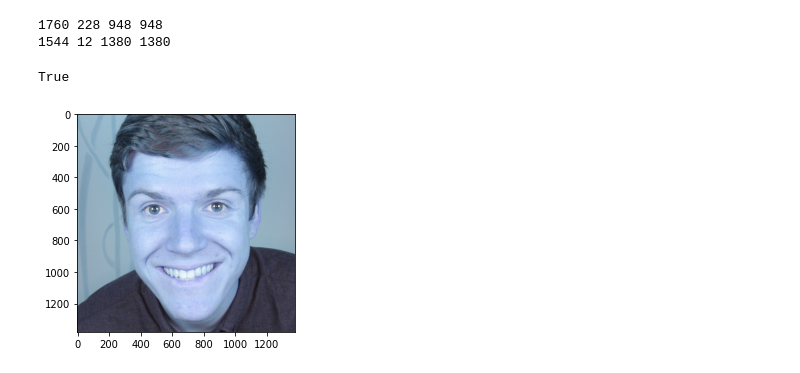
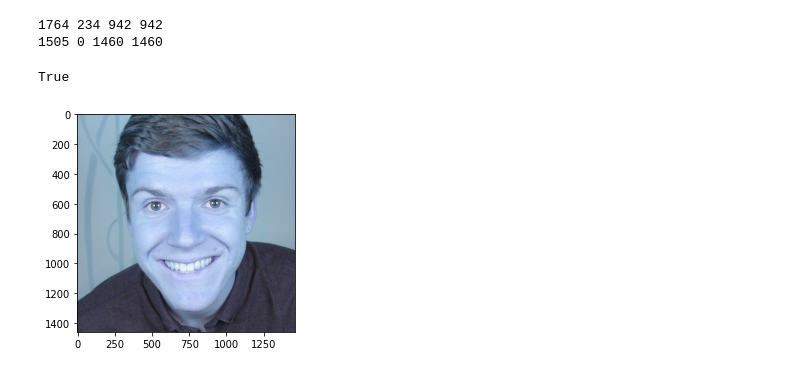
Before and after one commit to mgoetze06/fotobooth, a Jupyter notebook: fotobox-cvml.ipynb, the cells around one changed output. Saved outputs shown, nothing was run; the diff lists cells and outputs as text; code cells hidden in the pictures.

```diff
--- a/fotobox-cvml.ipynb
+++ b/fotobox-cvml.ipynb
@@ -15,9 +15,9 @@ face_cas = cv2.CascadeClassifier(cv2.data.haarcascades + 'haarcascade_frontalfac
 org_img = cv2.imread('/content/drive/MyDrive/test.JPG')
 h_org,w_org,temp = org_img.shape
 print(org_img.shape)
-reduce_factor = 4
+reduce_factor = 6
 img = cv2.resize(org_img, (int(w_org/reduce_factor), int(h_org/reduce_factor)))
-img = cv2.GaussianBlur(img, (5,5), 0)
+img = cv2.GaussianBlur(img, (7,7), 0)
 #img = cv2.imread('/path_to_image/opencv-logo.png', 0)
 #cv2.imshow('image',img) not available in jupyter
 #plt.imshow(img, cmap='gray')
@@ -64,20 +64,36 @@ True
 # %%
-x, y, w_box, h_box = face_boxes[0]*reduce_factor
-#h of original image
-#w of original image
-print(x, y, w_box, h_box)
-crop_border = int(h_org/12) #crop border is 1/15 of the orig. image height
-x = x - crop_border
-y = y - crop_border
-w_box = w_box + 2*crop_border
-h_box = h_box + 2*crop_border
-#TODO Respect org_img Boundaries
-print(x, y, w_box, h_box)
-cropped_img = org_img[y:y+h_box, x:x+w_box]
-plt.imshow(cropped_img)
-cv2.imwrite("face_detected_org_cropped.jpg", cropped_img)
+i = 0
+for face_box in face_boxes:
+  x, y, w_box, h_box = face_box*reduce_factor
+  #h of original image
+  #w of original image
+  print(x, y, w_box, h_box)
+  crop_padding = int(h_org/10) #crop border is 1/15 of the orig. image height
+  x = x - crop_padding
+  y = y - crop_padding
+  if x <= 0:
+    x = 0
+  if y <= 0:
+    y = 0
+
+  #create size of face box with padding
+  w_box = w_box + 2*crop_padding
+  h_box = h_box + 2*crop_padding
+
+  #if face is near edge --> cropped image is moved from edge away
+  if (x + w_box) >= w_org:
+    x = w_org - w_box
+  if (y + h_box) >= h_org:
+    y = h_org - h_box
+
+  print(x, y, w_box, h_box)
+  cropped_img = org_img[y:y+h_box, x:x+w_box]
+  plt.imshow(cropped_img)
+  filename = "face%s.jpg"%i
+  cv2.imwrite(filename, cropped_img)
+  i = i+1
 # %% [output]
-1760 228 948 948
-1544 12 1380 1380
+1764 234 942 942
+1505 0 1460 1460
 True
-[figure, old version]
+[figure, new version]
```
Also changed, not shown: parts of 3 cells of this notebook.
